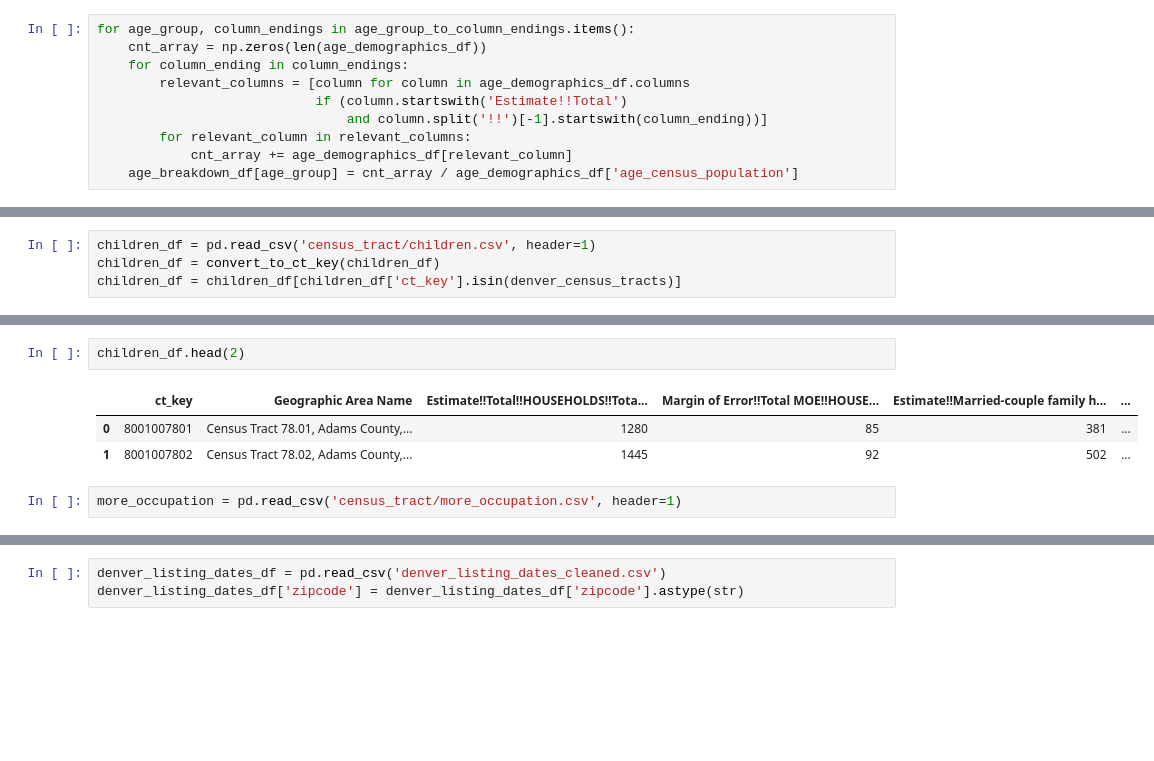
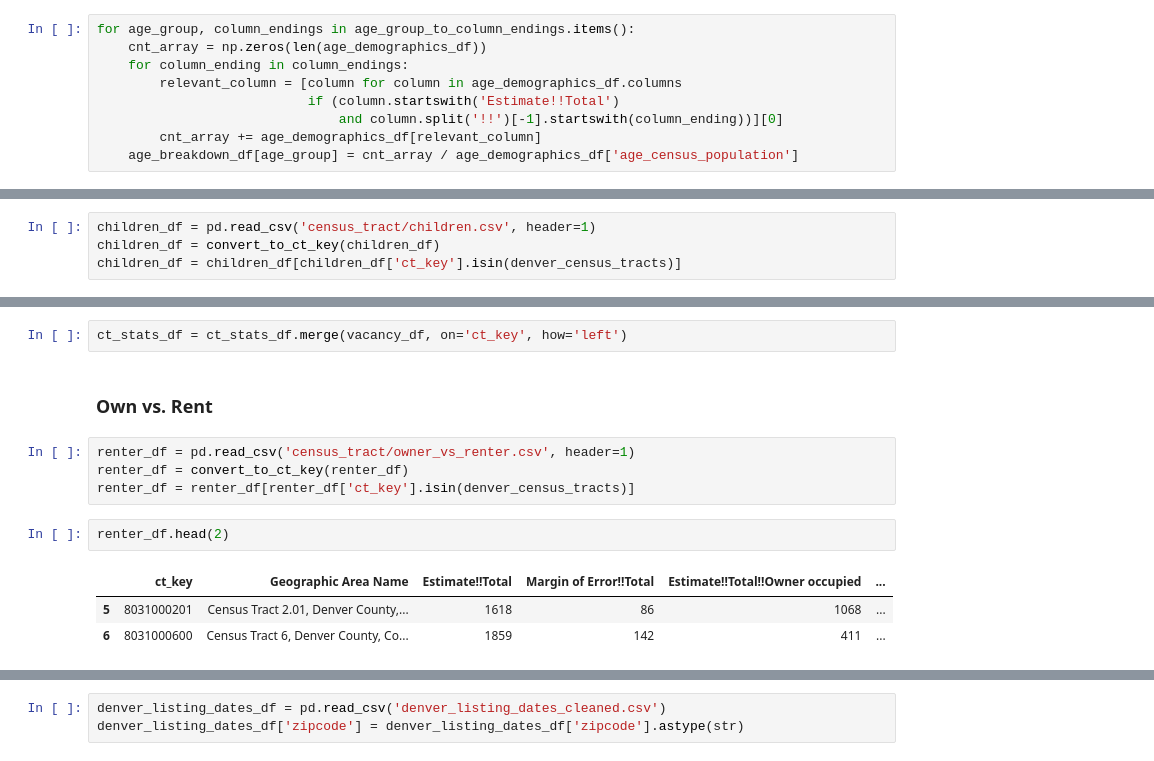
Before and after one commit to wijayajessica/Digital-Real-Estate-Index, a Jupyter notebook: zipcode_features/census_tract_features.ipynb, the cells around one changed output, grey strips where cells are left out. Drawn from its saved outputs; the diff is of its cells as text; blank space fills up the shorter version.

Commit message:
finished gathering census data

```diff
--- a/zipcode_features/census_tract_features.ipynb
+++ b/zipcode_features/census_tract_features.ipynb
@@ -332,11 +332,10 @@ age_breakdown_df = pd.DataFrame(age_demographics_df['ct_key'])
 for age_group, column_endings in age_group_to_column_endings.items():
     cnt_array = np.zeros(len(age_demographics_df))
     for column_ending in column_endings:
-        relevant_columns = [column for column in age_demographics_df.columns
-                            if (column.startswith('Estimate!!Total')
-                                and column.split('!!')[-1].startswith(column_ending))]
-        for relevant_column in relevant_columns:
-            cnt_array += age_demographics_df[relevant_column]
+        relevant_column = [column for column in age_demographics_df.columns
+                           if (column.startswith('Estimate!!Total')
+                               and column.split('!!')[-1].startswith(column_ending))][0]
+        cnt_array += age_demographics_df[relevant_column]
     age_breakdown_df[age_group] = cnt_array / age_demographics_df['age_census_population']
 # %%
 age_breakdown_df.head()
@@ -725,8 +1036,14 @@ children_df = children_df[children_df['ct_key'].isin(denver_census_tracts)]
+# %%
+ct_stats_df = ct_stats_df.merge(vacancy_df, on='ct_key', how='left')
+# %% [markdown]
+### Own vs. Rent
+# %%
+renter_df = pd.read_csv('census_tract/owner_vs_renter.csv', header=1)
+renter_df = convert_to_ct_key(renter_df)
+renter_df = renter_df[renter_df['ct_key'].isin(denver_census_tracts)]
 # %%
-children_df.head(2)
+renter_df.head(2)
 # %% [output]
-|  | ct_key | Geographic Area Name | Estimate!!Total!!HOUSEHOLDS!!Tota... | Margin of Error!!Total MOE!!HOUSE... | Estimate!!Married-couple family h... | ... |
-| 0 | 8001007801 | Census Tract 78.01, Adams County,... | 1280 | 85 | 381 | ... |
-| 1 | 8001007802 | Census Tract 78.02, Adams County,... | 1445 | 92 | 502 | ... |
+|  | ct_key | Geographic Area Name | Estimate!!Total | Margin of Error!!Total | Estimate!!Total!!Owner occupied | ... |
+| 5 | 8031000201 | Census Tract 2.01, Denver County,... | 1618 | 86 | 1068 | ... |
+| 6 | 8031000600 | Census Tract 6, Denver County, Co... | 1859 | 142 | 411 | ... |
-# %%
-more_occupation = pd.read_csv('census_tract/more_occupation.csv', header=1)
```
Also changed, not shown: parts of 67 cells of this notebook.
